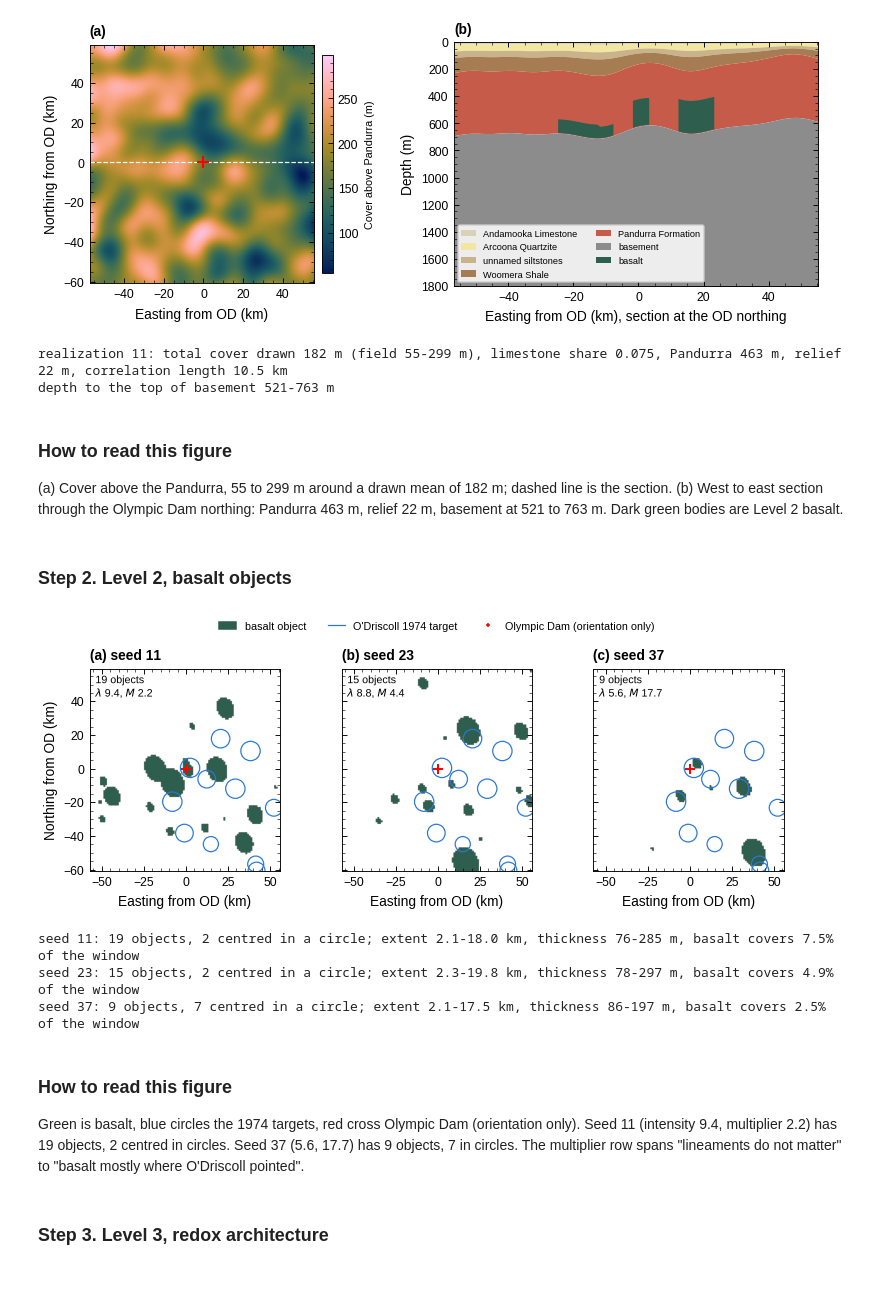
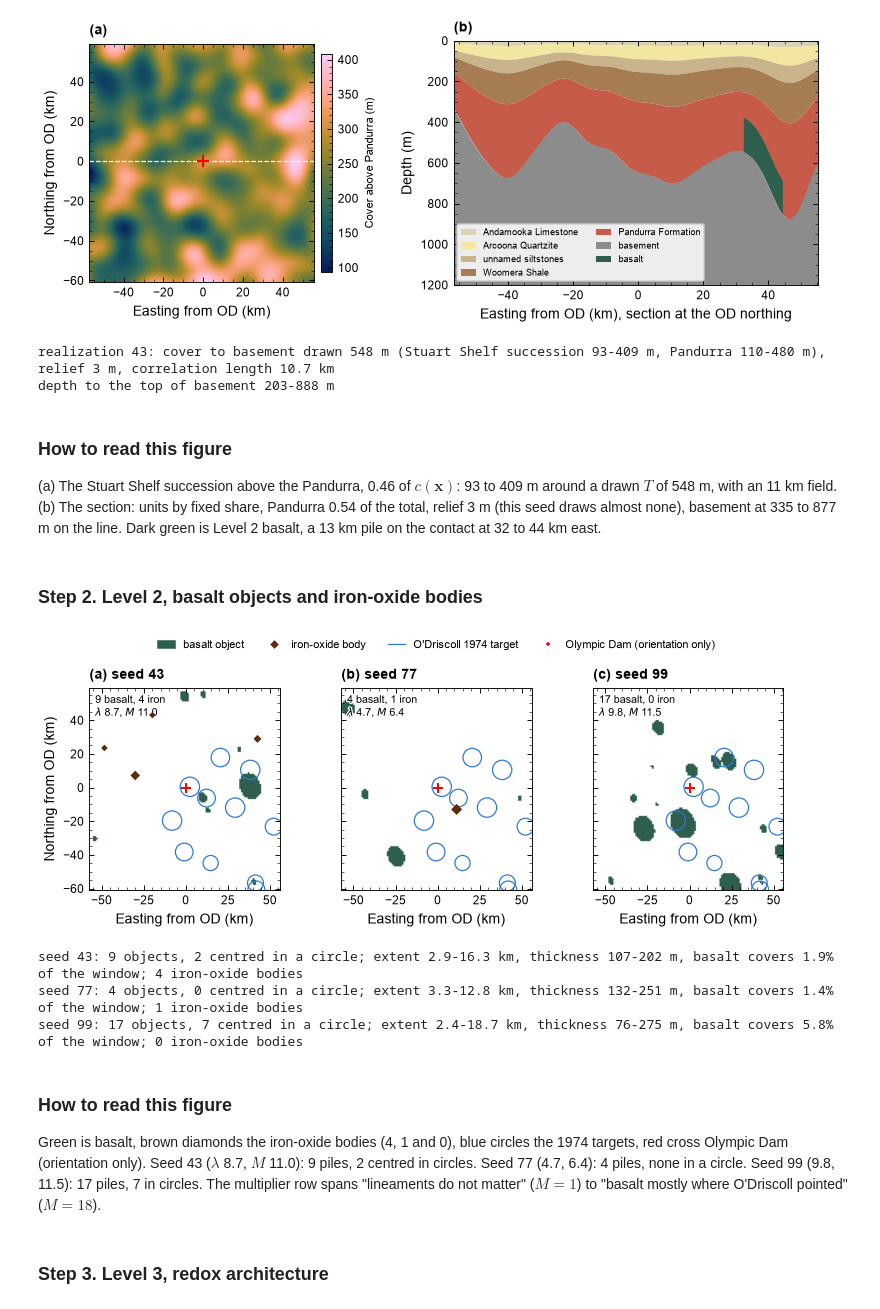
Before and after one commit to Patrick-PengLi/SVOI_OD, a Jupyter notebook: wp4_period_prior_sediment_hosted.ipynb, the cells around one changed output. Cells and saved outputs as stored; diff of their text form; code cells hidden in the pictures; blank space fills up the shorter version.

```diff
--- a/wp4_period_prior_sediment_hosted.ipynb
+++ b/wp4_period_prior_sediment_hosted.ipynb
@@ -353,17 +417,20 @@ Forward modelling (Section 4) uses the same cells, padded by reflection to 256 x
 # %%
-PANELS = [("L1-1", "Total cover (m)", ("u", 120, 600)), ("L1-1", "Limestone share", ("u", 0, 0.15)),
-          ("L1-1", "Pandurra (m)", ("u", 200, 638)), ("L1-2", "Correlation length (km)", ("lu", 10, 50)),
+PANELS = [("L1-1", "Cover to basement (m)", ("u", 320, 670)), ("L1-2", "Correlation length (km)", ("lu", 10, 50)),
           ("L1-3", "Basement relief (m)", ("u", 0, 150)), ("L2-1", "Basalt objects per 10$^4$ km$^2$", ("u", 2, 10)),
           ("L2-2", "Basalt extent (km)", ("lu", 2, 20)), ("L2-2", "Basalt thickness (m)", ("lu", 75, 300)),
-          ("L2-3", "Basalt multiplier in circles", ("u", 1, 18)), ("L3-1", "P(reduced at contact)", ("u", 0.05, 0.30)),
-          ("L3-2", "Belt length (km)", ("lu", 30, 150)), ("L3-2", "Ore-patch diameter (km)", ("lu", 0.5, 5)),
-          ("L4-1", "Reach d (km)", ("u", 0, 15)), ("L4-2", "P(ore | margin, reduced)", ("u", 0.09, 0.35)),
-          ("L4-3", "Ore multiplier in circles", ("u", 1, 5)), ("L4-4", "Blanket thickness (m)", ("lu", 1, 15)),
-          ("L4-4", "Grade (% Cu)", ("u", 1.0, 4.5)), ("L5-1", "Basalt density (g/cm$^3$)", ("tn", 2.80, 0.12, 2.60, 3.35)),
-          ("L5-1", "Basalt $k$ ($\\times10^{-6}$ cgs)", ("lu", 250, 105000)), ("L5-2", "Cover resistivity (ohm-m)", ("lu", 1, 1000))]
+          ("L2-3", "Basalt multiplier in circles", ("u", 1, 18)), ("L2-4", "Iron body length (km)", ("lu", 0.3, 3)),
+          ("L3-1", "P(reduced at contact)", ("u", 0.05, 0.30)), ("L3-2", "Belt length (km)", ("lu", 30, 150)),
+          ("L3-2", "Ore-patch diameter (km)", ("lu", 0.5, 5)), ("L4-1", "Reach d (km)", ("u", 0, 15)),
+          ("L4-2", "P(ore | margin, reduced)", ("u", 0.09, 0.35)), ("L4-3", "Ore multiplier in circles", ("u", 1, 5)),
+          ("L4-4", "Blanket thickness (m)", ("lu", 1, 15)), ("L4-4", "Grade (% Cu)", ("u", 1.0, 4.5)),
+          ("L5-1", "Basalt density (g/cm$^3$)", ("tn", 2.80, 0.12, 2.60, 3.35)), ("L5-1", "Basalt $k$ ($\\times10^{-6}$ cgs)", ("lu", 20, 26000)),
+          ("L5-2", "Cover resistivity (ohm-m)", ("lu", 1, 1000)), ("L5-4", "Basement density sd (g/cm$^3$)", ("u", 0.03, 0.10)),
+          ("L2-4", "Iron body density (g/cm$^3$)", ("u", 3.0, 4.5)), ("L5-4", "Basement log$_{10}k$ sd (decades)", ("u", 0.5, 1.0))]
+PANELS.sort(key=lambda t: (int(t[0][1]), t[0]))                   # in level order, rows within a level in table order
 LEVEL_COL = {k: BATLOW(v) for k, v in zip(range(1, 6), (0.08, 0.30, 0.52, 0.74, 0.92))}   # batlow, as in the other figures
-fig, axes = plt.subplots(4, 5, figsize=(COL2, 5.6))
-fig.subplots_adjust(left=0.03, right=0.99, top=0.93, bottom=0.07, wspace=0.18, hspace=0.95)
+fig, axes = plt.subplots(5, 5, figsize=(COL2, 7.0))
+fig.subplots_adjust(left=0.03, right=0.99, top=0.95, bottom=0.06, wspace=0.18, hspace=0.95)
+for ax in axes.flat[len(PANELS):]: ax.axis("off")
 for ax, (row, lab, dist) in zip(axes.flat, PANELS):
     c = LEVEL_COL[int(row[1])]
     if dist[0] == "u":
@@ -401,82 +470,85 @@ One panel per sampled quantity, coloured by level (batlow, as in the other figur
 # %%
 OUT, MAPS, OBJ, ORE = {}, {}, {}, {}
-for s in (11, 23, 37):
+for s in (43, 77, 99):
     OUT[s], MAPS[s], OBJ[s], ORE[s] = realize(s, keep_volume=True)
-S = 11; m = MAPS[S]; o = OUT[S]
+S = 43; m = MAPS[S]; o = OUT[S]
 iy = int(np.argmin(abs(YC - ODY)))                            # the west-east section passes the deposit's northing
 ext = [(X0 - ODX) / 1e3, (X1 - ODX) / 1e3, (Y0 - ODY) / 1e3, (Y1 - ODY) / 1e3]
 xkm = (XC - ODX) / 1e3
 fig, axes = plt.subplots(1, 2, figsize=(COL2, 3.0), gridspec_kw={"width_ratios": [1, 1.5]})
 fig.subplots_adjust(left=0.07, right=0.99, top=0.88, bottom=0.14, wspace=0.40)
 ax = axes[0]
 im = ax.imshow(m["cover"], origin="lower", extent=ext, cmap=BATLOW, aspect="equal")
 ax.axhline(0, color="white", lw=0.8, ls="--")
 ax.plot(0, 0, "+", color="red", ms=8, mew=1.4)
 ax.set_xlabel("Easting from OD (km)"); ax.set_ylabel("Northing from OD (km)")
 cb = fig.colorbar(im, ax=ax, fraction=0.045, pad=0.03); cb.set_label("Cover above Pandurra (m)", fontsize=FS_ANNOT)
 ax = axes[1]
-UNIT_COL = {1: "#d9d2b5", 2: "#f2e6a0", 3: "#c9b38a", 4: "#a67c52", 5: "#c75b4a", 6: "#2e5e4e", 7: "#8c8c8c"}
+UNIT_COL = {1: "#d9d2b5", 2: "#f2e6a0", 3: "#c9b38a", 4: "#a67c52", 5: "#c75b4a", 6: "#2e5e4e", 7: "#8c8c8c", 8: "#5b2c0e"}
 tops = [np.zeros(NX), m["s1"][iy], m["s2"][iy], m["s3"][iy], m["cover"][iy], m["base"][iy]]
 for code in range(1, 6):
     ax.fill_between(xkm, tops[code - 1], tops[code], color=UNIT_COL[code], lw=0, label=LITH[code])
 ax.fill_between(xkm, m["base"][iy], 2000, color=UNIT_COL[7], lw=0, label=LITH[7])
 bs = ~np.isnan(m["btop"][iy])
 ax.fill_between(xkm, np.where(bs, m["btop"][iy], m["base"][iy]), m["base"][iy], where=bs, color=UNIT_COL[6], lw=0, label=LITH[6])
-ax.invert_yaxis(); ax.set_ylim(1800, 0); ax.set_xlim(xkm[0], xkm[-1])
+ax.invert_yaxis(); ax.set_ylim(1200, 0); ax.set_xlim(xkm[0], xkm[-1])
 ax.set_xlabel("Easting from OD (km), section at the OD northing"); ax.set_ylabel("Depth (m)")
 ax.legend(fontsize=FS_ANNOT - 1, loc="lower left", ncol=2, framealpha=0.85, frameon=True)
 panel_labels(axes, ("(a)", "(b)"))
 fig.savefig(FIG / "wp4_PP_01_level1_frame.png", dpi=300)
 plt.show()
-print(f"realization {S}: total cover drawn {o['L1-1 cover_total_m']:.0f} m (field {m['cover'].min():.0f}-{m['cover'].max():.0f} m), "
-      f"limestone share {o['L1-1 limestone_share']:.3f}, Pandurra {o['L1-1 pandurra_m']:.0f} m, "
+print(f"realization {S}: cover to basement drawn {o['L1-1 cover_total_m']:.0f} m (Stuart Shelf succession {m['cover'].min():.0f}-{m['cover'].max():.0f} m, "
+      f"Pandurra {(m['base'] - m['cover']).min():.0f}-{(m['base'] - m['cover']).max():.0f} m), "
       f"relief {o['L1-3 relief_m']:.0f} m, correlation length {o['L1-2 corr_length_km']:.1f} km")
 print(f"depth to the top of basement {m['base'].min():.0f}-{m['base'].max():.0f} m")
 # %% [output]
-[figure, old version]
+[figure, new version]
-realization 11: total cover drawn 182 m (field 55-299 m), limestone share 0.075, Pandurra 463 m, relief 22 m, correlation length 10.5 km
-depth to the top of basement 521-763 m
+realization 43: cover to basement drawn 548 m (Stuart Shelf succession 93-409 m, Pandurra 110-480 m), relief 3 m, correlation length 10.7 km
+depth to the top of basement 203-888 m
-# %% [markdown]
-### How to read this figure
-
-(a) Cover above the Pandurra, 55 to 299 m around a drawn mean of 182 m; dashed line is the section. (b) West to east section through the Olympic Dam northing: Pandurra 463 m, relief 22 m, basement at 521 to 763 m. Dark green bodies are Level 2 basalt.
+# %% [markdown]
+### How to read this figure
+
+(a) The Stuart Shelf succession above the Pandurra, 0.46 of $c(\mathbf{x})$: 93 to 409 m around a drawn $T$ of 548 m, with an 11 km field. (b) The section: units by fixed share, Pandurra 0.54 of the total, relief 3 m (this seed draws almost none), basement at 335 to 877 m on the line. Dark green is Level 2 basalt, a 13 km pile on the contact at 32 to 44 km east.
 # %% [markdown]
-### Step 2. Level 2, basalt objects
+### Step 2. Level 2, basalt objects and iron-oxide bodies
 # %%
 fig, axes = plt.subplots(1, 3, figsize=(COL2, 2.7))
 fig.subplots_adjust(left=0.07, right=0.99, top=0.82, bottom=0.14, wspace=0.12)
-for ax, s in zip(axes, (11, 23, 37)):
+for ax, s in zip(axes, (43, 77, 99)):
     m = MAPS[s]
     ax.imshow(np.where(m["bid"] > 0, 1.0, np.nan), origin="lower", extent=ext, cmap=plt.matplotlib.colors.ListedColormap(["#2e5e4e"]), aspect="equal")
     for x, y, rr in zip(TX, TYY, TG.radius_km.values):
         ax.add_patch(plt.Circle(((x - ODX) / 1e3, (y - ODY) / 1e3), rr, fill=False, ec="#2a78d6", lw=0.8))
+    ir = pd.DataFrame(m["irons"])
+    if len(ir): ax.scatter((ir.x - ODX) / 1e3, (ir.y - ODY) / 1e3, s=6 + 8 * ir.length_km, marker="D", c="#5b2c0e", edgecolors="none", zorder=4)
     ax.plot(0, 0, "+", color="red", ms=7, mew=1.3)
     ax.set_xlim(ext[0], ext[1]); ax.set_ylim(ext[2], ext[3]); ax.set_xlabel("Easting from OD (km)")
-    o = OUT[s]; ax.text(0.03, 0.97, f"{o['n_basalt']} objects\n$\\lambda$ {o['L2-1 intensity_per_1e4km2']:.1f}, $M$ {o['L2-3 basalt_multiplier']:.1f}",
+    o = OUT[s]; ax.text(0.03, 0.97, f"{o['n_basalt']} basalt, {o['n_iron']} iron\n$\\lambda$ {o['L2-1 intensity_per_1e4km2']:.1f}, $M$ {o['L2-3 basalt_multiplier']:.1f}",
                         transform=ax.transAxes, va="top", fontsize=FS_ANNOT, path_effects=HALO)
 axes[0].set_ylabel("Northing from OD (km)")
 for ax in axes[1:]: ax.set_yticklabels([])
-panel_labels(axes, (f"(a) seed 11", f"(b) seed 23", f"(c) seed 37"))
+panel_labels(axes, (f"(a) seed 43", f"(b) seed 77", f"(c) seed 99"))
 h = [plt.Rectangle((0, 0), 1, 1, color="#2e5e4e", label="basalt object"),
+     plt.Line2D([], [], color="#5b2c0e", marker="D", ls="", label="iron-oxide body"),
      plt.Line2D([], [], color="#2a78d6", lw=0.8, label="O'Driscoll 1974 target"),
      plt.Line2D([], [], color="red", marker="+", ls="", label="Olympic Dam (orientation only)")]
-fig.legend(handles=h, loc="upper center", ncol=3, fontsize=FS_ANNOT, bbox_to_anchor=(0.53, 1.01))
+fig.legend(handles=h, loc="upper center", ncol=4, fontsize=FS_ANNOT, bbox_to_anchor=(0.53, 1.01))
 fig.savefig(FIG / "wp4_PP_02_level2_basalt.png", dpi=300)
 plt.show()
-for s in (11, 23, 37):
+for s in (43, 77, 99):
     b = OBJ[s]
     print(f"seed {s}: {OUT[s]['n_basalt']} objects, {int(b.in_circle.sum()) if len(b) else 0} centred in a circle; "
           f"extent {b.length_km.min():.1f}-{b.length_km.max():.1f} km, thickness {b.thickness_m.min():.0f}-{b.thickness_m.max():.0f} m, "
-          f"basalt covers {OUT[s]['basalt_frac']*100:.1f}% of the window" if len(b) else f"seed {s}: no objects")
+          f"basalt covers {OUT[s]['basalt_frac']*100:.1f}% of the window; {OUT[s]['n_iron']} iron-oxide bodies" if len(b) else f"seed {s}: no objects")
 # %% [output]
-[figure, old version]
+[figure, new version]
-seed 11: 19 objects, 2 centred in a circle; extent 2.1-18.0 km, thickness 76-285 m, basalt covers 7.5% of the window
-seed 23: 15 objects, 2 centred in a circle; extent 2.3-19.8 km, thickness 78-297 m, basalt covers 4.9% of the window
-seed 37: 9 objects, 7 centred in a circle; extent 2.1-17.5 km, thickness 86-197 m, basalt covers 2.5% of the window
+seed 43: 9 objects, 2 centred in a circle; extent 2.9-16.3 km, thickness 107-202 m, basalt covers 1.9% of the window; 4 iron-oxide bodies
+seed 77: 4 objects, 0 centred in a circle; extent 3.3-12.8 km, thickness 132-251 m, basalt covers 1.4% of the window; 1 iron-oxide bodies
+seed 99: 17 objects, 7 centred in a circle; extent 2.4-18.7 km, thickness 76-275 m, basalt covers 5.8% of the window; 0 iron-oxide bodies
 # %% [markdown]
 ### How to read this figure
 
-Green is basalt, blue circles the 1974 targets, red cross Olympic Dam (orientation only). Seed 11 (intensity 9.4, multiplier 2.2) has 19 objects, 2 centred in circles. Seed 37 (5.6, 17.7) has 9 objects, 7 in circles. The multiplier row spans "lineaments do not matter" to "basalt mostly where O'Driscoll pointed".
+Green is basalt, brown diamonds the iron-oxide bodies (4, 1 and 0), blue circles the 1974 targets, red cross Olympic Dam (orientation only). Seed 43 ($\lambda$ 8.7, $M$ 11.0): 9 piles, 2 centred in circles. Seed 77 (4.7, 6.4): 4 piles, none in a circle. Seed 99 (9.8, 11.5): 17 piles, 7 in circles. The multiplier row spans "lineaments do not matter" ($M = 1$) to "basalt mostly where O'Driscoll pointed" ($M = 18$).
 # %% [markdown]
 ### Step 3. Level 3, redox architecture
 # %%
```
Also changed, not shown: parts of 108 cells of this notebook, 44 other files.
